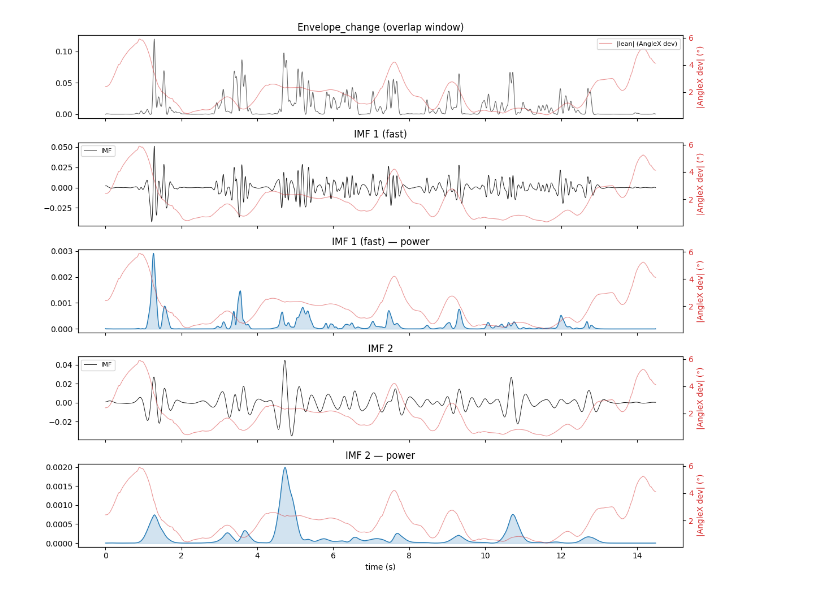
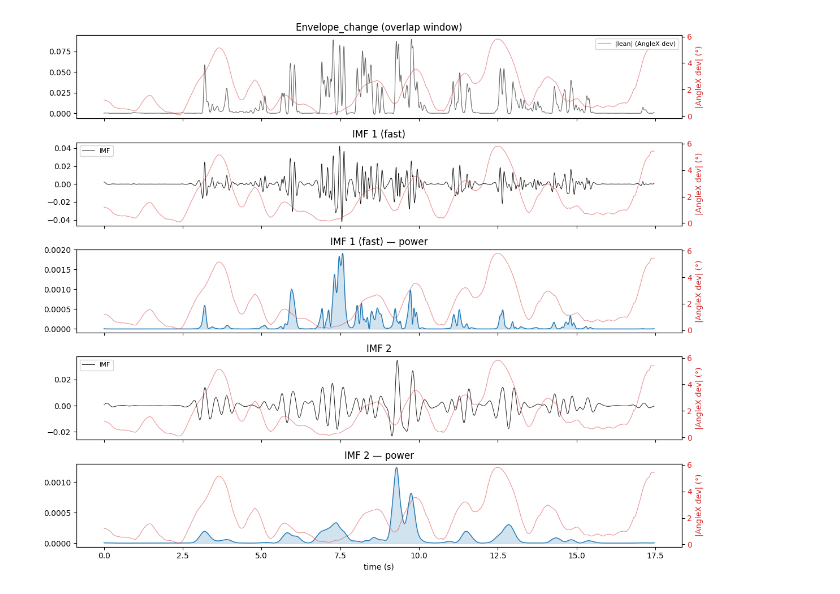
Before and after one commit to WimPouw/TilburgMultiscaleSummerschool2026, a Jupyter notebook: Datasets/BalanceCorpus/scripts/analysis_multiscaleintracoupling/test.ipynb, the cells around one changed output. Saved outputs shown, nothing was run; the diff lists cells and outputs as text; code cells hidden in the pictures.

```diff
--- a/Datasets/BalanceCorpus/scripts/analysis_multiscaleintracoupling/test.ipynb
+++ b/Datasets/BalanceCorpus/scripts/analysis_multiscaleintracoupling/test.ipynb
@@ -39,0 +21,5 @@ g.plot(x='t', y='AngleX_dev')                       # should be smooth, no cliff
+# %%
+# add gyroscope
+gyroscope = '../../gyroscope.csv'
+gyrotest = pd.read_csv(gyroscope)
+gyrotest.head()
@@ -39,0 +34,21 @@ g.plot(x='t', y='AngleX_dev')                       # should be smooth, no cliff
+# %%
+
+# 1. Clean off the "acoustics\" path so you only have "env_103_203_..."
+clean_filename = os.path.basename(envelopes[example])
+
+# 2. Now split the clean filename
+parts = clean_filename.split('_')
+
+# 3. Grab the correct pieces
+pair = f"{parts[1]}_{parts[2]}"  # Combines '103' and '203'
+trail_number = parts[3]           # Grabs '12'
+
+print(f"Pair: {pair}")
+print(f"Trail: {trail_number}")
+
+gyrotest = gyrotest[(gyrotest['group_name'] == pair) & (gyrotest['trial_number'] == int(trail_number))]
+
+# add metadata
+meta = pd.read_csv('../../metadata.csv')
+meta.head()
+conditionbalance = meta['clue_giver_condition']
@@ -94,40 +140,44 @@ import numpy as np
 from scipy.signal import hilbert
 import matplotlib.pyplot as plt
 
-sig = envtest['envelope_change'].to_numpy()[m]
+# single-trial view: run the alignment, then sift the clipped signal it returns
+time, sig, sway_speed, sway_lean = align_gyro_to_envelope(
+    envtest, gyrotest, column='envelope_change')
+
 imf_env = emd.sift.mask_sift(sig, max_imfs=2)
-
 amp = np.abs(hilbert(imf_env, axis=0))
 pwr = amp ** 2
 
 fig, ax = plt.subplots(5, 1, figsize=(12, 10), sharex=True)
 
+
+
 def overlay_lean(a, show_label=False):
     ab = a.twinx()
-    ab.plot(t, angdev_c, color='C3', lw=0.8, alpha=0.5, label='|lean| (AngleX dev)')
+    ab.plot(time, sway_lean, color='C3', lw=0.8, alpha=0.5, label='|lean| (AngleX dev)')
     ab.set_ylabel('|AngleX dev| (°)', color='C3')
     ab.tick_params(axis='y', labelcolor='C3')
     if show_label:
         ab.legend(loc='upper right', fontsize=8)
     return ab
 
-ax[0].plot(t, sig, color='0.4', lw=0.8)
+ax[0].plot(time, sig, color='0.4', lw=0.8)
 ax[0].set_title('Envelope_change (overlap window)')
 overlay_lean(ax[0], show_label=True)
 
 for k, name in [(0, 'IMF 1 (fast)'), (1, 'IMF 2')]:
     a_imf = ax[1 + 2 * k]
-    a_imf.plot(t, imf_env[:, k], color='0.1', lw=0.7, label='IMF')
+    a_imf.plot(time, imf_env[:, k], color='0.1', lw=0.7, label='IMF')
     a_imf.set_title(name); a_imf.legend(loc='upper left', fontsize=8)
     overlay_lean(a_imf)
 
     a_pwr = ax[2 + 2 * k]
-    a_pwr.plot(t, pwr[:, k], 'C0', lw=1.0, label='power')
-    a_pwr.fill_between(t, pwr[:, k], color='C0', alpha=0.2)
+    a_pwr.plot(time, pwr[:, k], 'C0', lw=1.0, label='power')
+    a_pwr.fill_between(time, pwr[:, k], color='C0', alpha=0.2)
     a_pwr.set_title(f'{name} — power')
     overlay_lean(a_pwr)
 
 ax[-1].set_xlabel('time (s)')
 plt.tight_layout()
 # %% [output]
-[figure, old version]
+[figure, new version]
```
Also changed, not shown: parts of 16 cells of this notebook.
